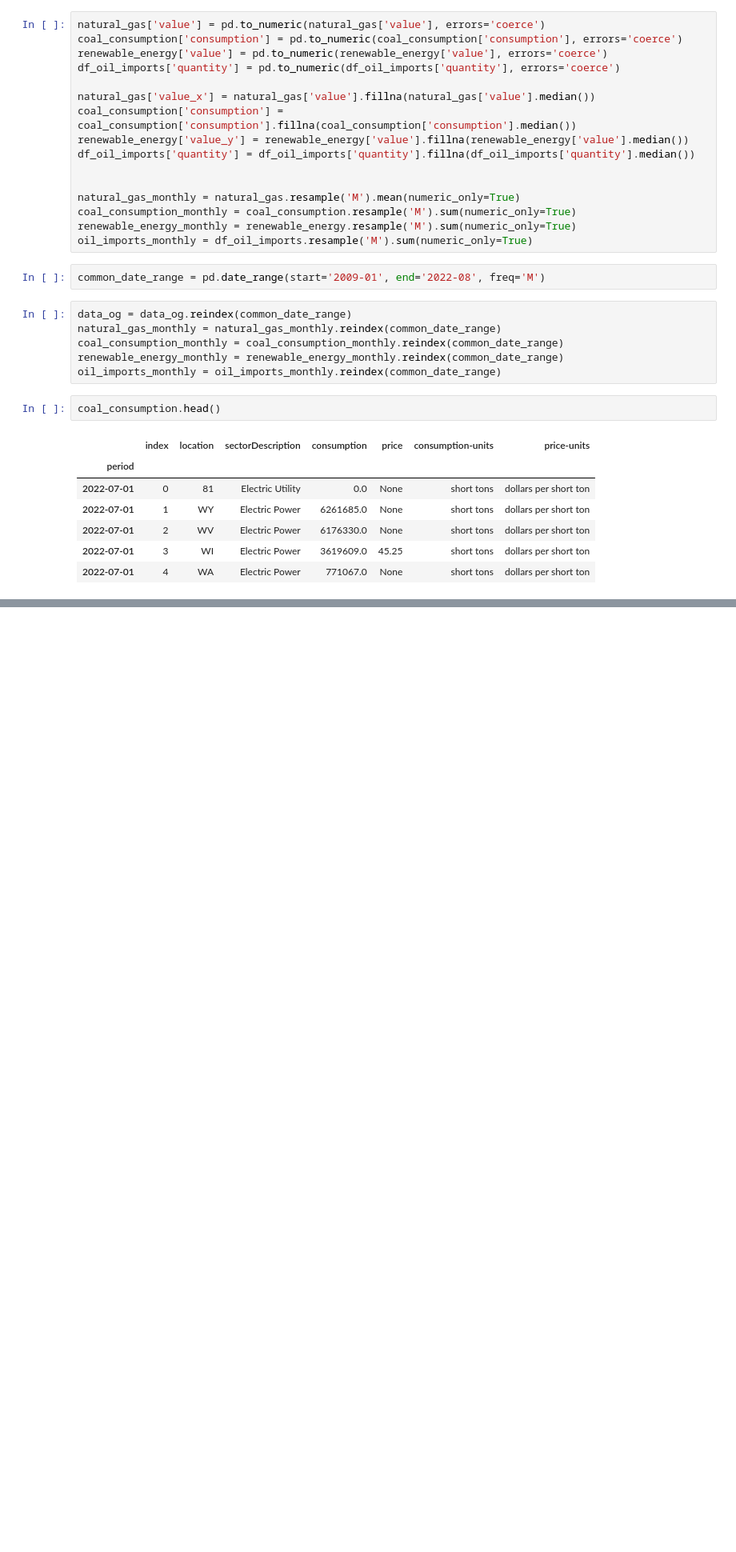
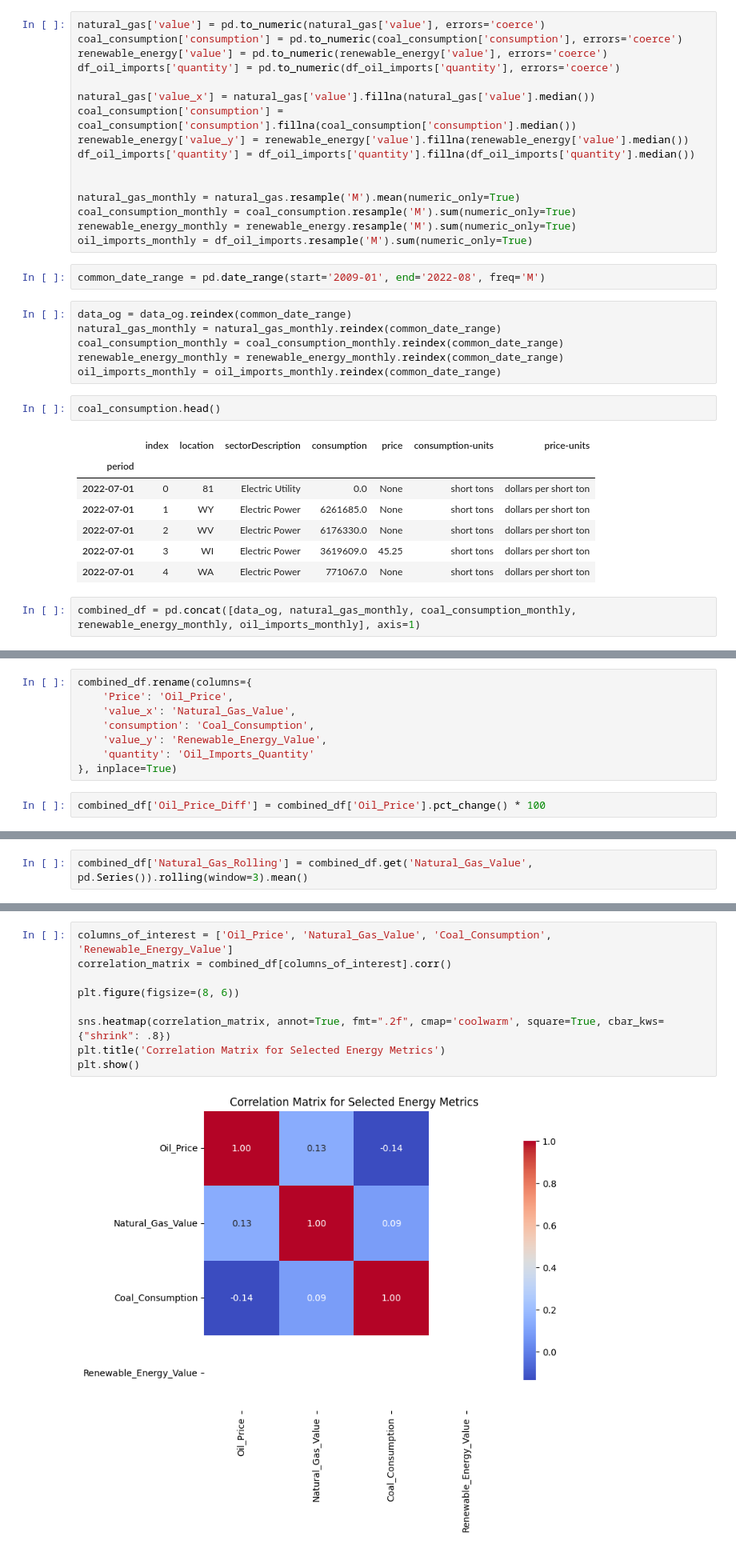
Before and after one commit to hanaDemma/Change_point_analysis_and_statistical_modelling-, a Jupyter notebook: notebooks/change_point_analysis.ipynb, the cells around one changed output, grey strips where cells are left out. Shown at 80% size. Saved outputs shown, nothing was run; the diff lists cells and outputs as text; blank space fills up the shorter version.

Commit message:
correlation matrix for selected energy metrics

```diff
--- a/notebooks/change_point_analysis.ipynb
+++ b/notebooks/change_point_analysis.ipynb
@@ -949,3 +949,5 @@ coal_consumption.head()
 | 2022-07-01 | 2 | WV | Electric Power | 6176330.0 | None | short tons | dollars per short ton |
 | 2022-07-01 | 3 | WI | Electric Power | 3619609.0 | 45.25 | short tons | dollars per short ton |
 | 2022-07-01 | 4 | WA | Electric Power | 771067.0 | None | short tons | dollars per short ton |
+# %%
+combined_df = pd.concat([data_og, natural_gas_monthly, coal_consumption_monthly, renewable_energy_monthly, oil_imports_monthly], axis=1)
@@ -951,0 +961,10 @@ coal_consumption.head()
+# %%
+combined_df.rename(columns={
+    'Price': 'Oil_Price',
+    'value_x': 'Natural_Gas_Value',
+    'consumption': 'Coal_Consumption',
+    'value_y': 'Renewable_Energy_Value',
+    'quantity': 'Oil_Imports_Quantity'
+}, inplace=True)
+# %%
+combined_df['Oil_Price_Diff'] = combined_df['Oil_Price'].pct_change() * 100
@@ -951,0 +979,2 @@ coal_consumption.head()
+# %%
+combined_df['Natural_Gas_Rolling'] = combined_df.get('Natural_Gas_Value', pd.Series()).rolling(window=3).mean()
@@ -951,0 +988,11 @@ coal_consumption.head()
+# %%
+columns_of_interest = ['Oil_Price', 'Natural_Gas_Value', 'Coal_Consumption', 'Renewable_Energy_Value']
+correlation_matrix = combined_df[columns_of_interest].corr()
+
+plt.figure(figsize=(8, 6))
+
+sns.heatmap(correlation_matrix, annot=True, fmt=".2f", cmap='coolwarm', square=True, cbar_kws={"shrink": .8})
+plt.title('Correlation Matrix for Selected Energy Metrics')
+plt.show()
+# %% [output]
+[figure, added]
```
Also changed, not shown: parts of 4 cells of this notebook.
